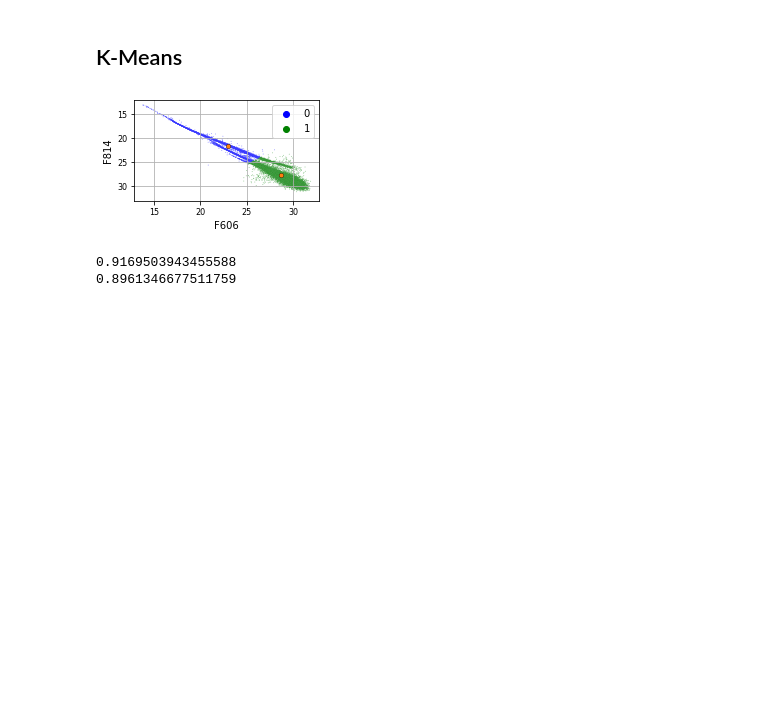
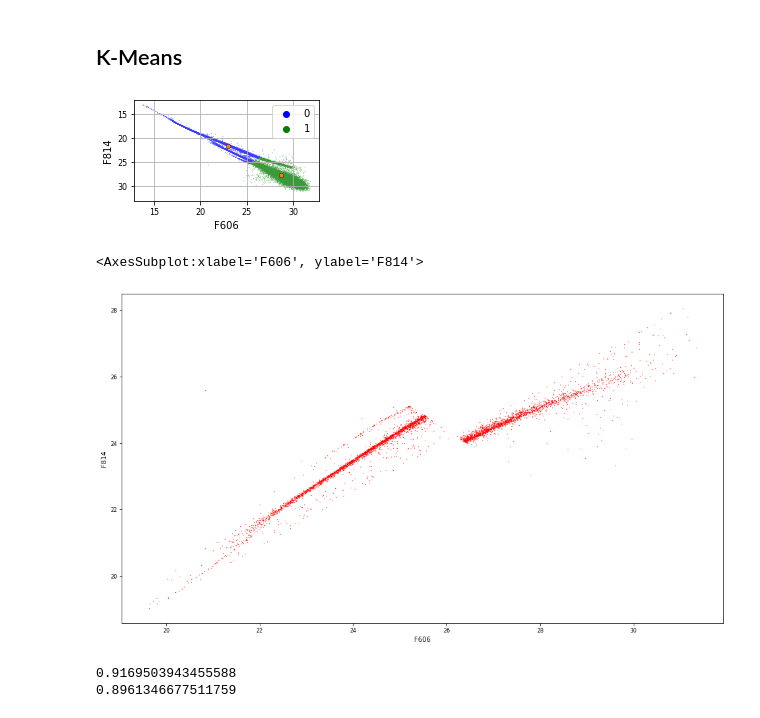
Before and after one commit to BleakHeart/Report3, a Jupyter notebook: Codice/3 Classes/classification_unsupervised.ipynb, the cells around one changed output. Saved outputs shown, nothing was run; the diff lists cells and outputs as text; code cells hidden in the pictures; blank space fills up the shorter version.

```diff
--- a/Codice/3 Classes/classification_unsupervised.ipynb
+++ b/Codice/3 Classes/classification_unsupervised.ipynb
@@ -96,6 +96,14 @@ plt.grid()
 #plt.savefig('../Results/Images/k-means.png', dpi=2000, transparent=False)
 # %% [output]
 [figure]
+# %%
+fig, ax = plt.subplots(1,1, figsize=(16,9))
+
+df_stars.loc[df_stars.K_Label == 1].plot(x="F606", y="F814", kind="scatter", s=0.1, ax=ax, c='r')
+df_stars.loc[df_stars.K_Label == 0].plot(x="F606", y="F814", kind="scatter", s=0.1, ax=ax, c='b')
+# %% [output]
+<AxesSubplot:xlabel='F606', ylabel='F814'>
+[figure, added]
 # %%
 kmeans.labels_
 
```
Also changed, not shown: parts of 2 cells of this notebook.
